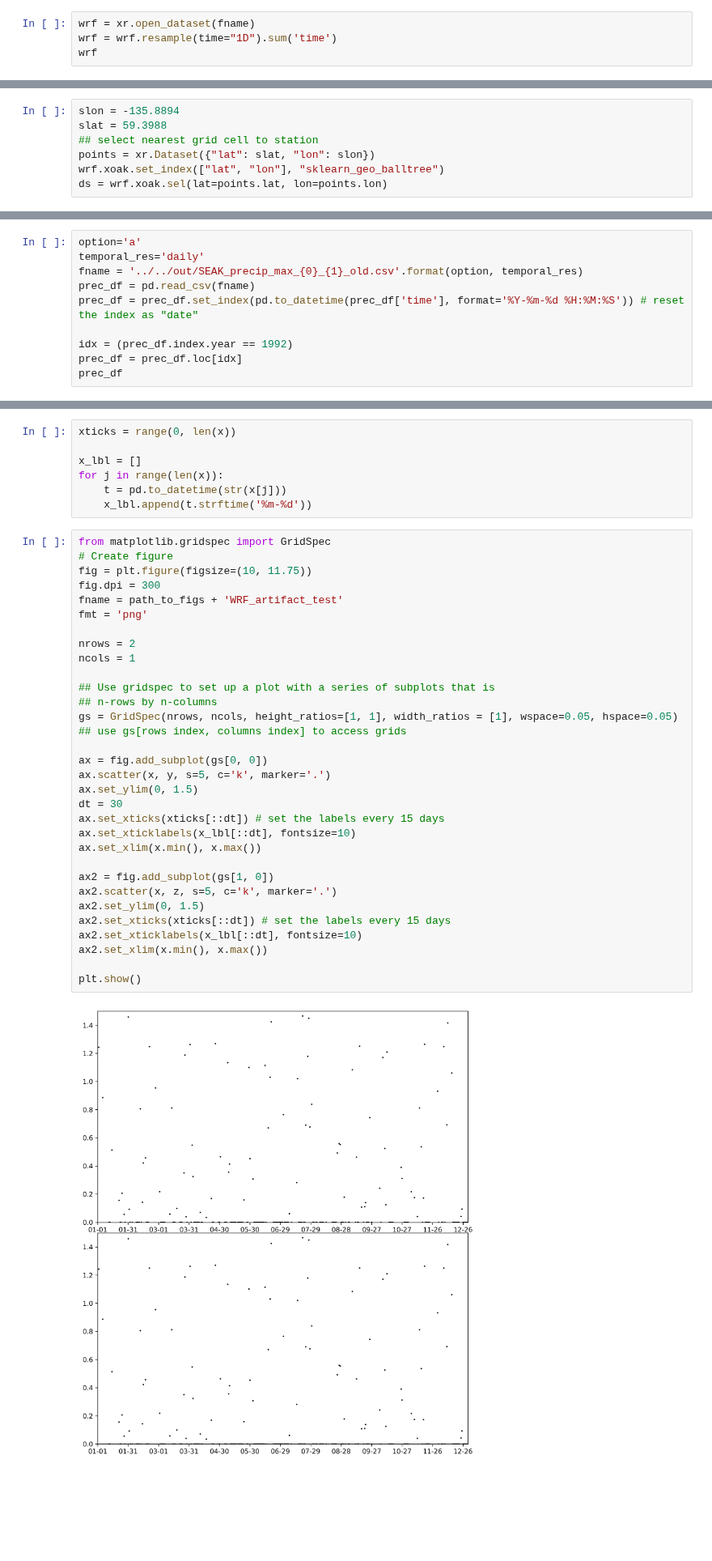
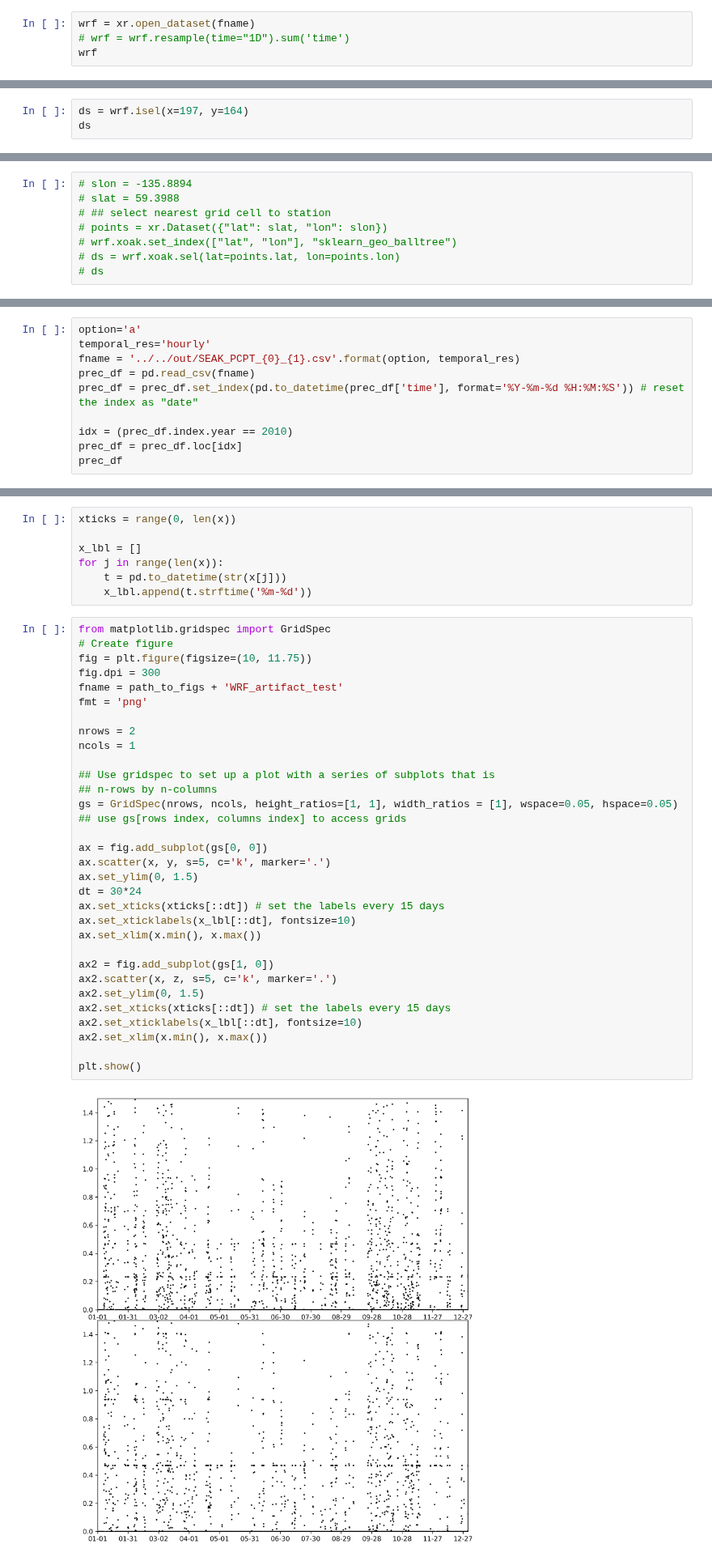
Before and after one commit to dlnash/SEAK_climatology, a Jupyter notebook: analysis/misc/SEAK-WRF-artifact_test.ipynb, the cells around one changed output, grey strips where cells are left out. Shown at 81% size. Cells and saved outputs as stored; diff of their text form; blank space fills up the shorter version.

```diff
--- a/analysis/misc/SEAK-WRF-artifact_test.ipynb
+++ b/analysis/misc/SEAK-WRF-artifact_test.ipynb
@@ -118,6 +118,6 @@ print(fname)
 # %%
 wrf = xr.open_dataset(fname)
-wrf = wrf.resample(time="1D").sum('time')
+# wrf = wrf.resample(time="1D").sum('time')
 wrf
 # %% [output]
 <xarray.Dataset>
@@ -137,0 +165,3 @@ Attributes:
+# %%
+ds = wrf.isel(x=197, y=164)
+ds
@@ -138,7 +183,8 @@ Attributes:
 # %%
-slon = -135.8894
-slat = 59.3988
-## select nearest grid cell to station
-points = xr.Dataset({"lat": slat, "lon": slon})
-wrf.xoak.set_index(["lat", "lon"], "sklearn_geo_balltree")
-ds = wrf.xoak.sel(lat=points.lat, lon=points.lon)
+# slon = -135.8894
+# slat = 59.3988
+# ## select nearest grid cell to station
+# points = xr.Dataset({"lat": slat, "lon": slon})
+# wrf.xoak.set_index(["lat", "lon"], "sklearn_geo_balltree")
+# ds = wrf.xoak.sel(lat=points.lat, lon=points.lon)
+# ds
@@ -147,11 +193,11 @@ z = ds.PCPT.to_dataframe().PCPT.values
 # %%
 option='a'
-temporal_res='daily'
-fname = '../../out/SEAK_precip_max_{0}_{1}_old.csv'.format(option, temporal_res)
+temporal_res='hourly'
+fname = '../../out/SEAK_PCPT_{0}_{1}.csv'.format(option, temporal_res)
 prec_df = pd.read_csv(fname)
 prec_df = prec_df.set_index(pd.to_datetime(prec_df['time'], format='%Y-%m-%d %H:%M:%S')) # reset the index as "date"
 
-idx = (prec_df.index.year == 1992)
+idx = (prec_df.index.year == 2010)
 prec_df = prec_df.loc[idx]
 prec_df
 # %% [output]
@@ -184,32 +230,32 @@ from matplotlib.gridspec import GridSpec
 # Create figure
 fig = plt.figure(figsize=(10, 11.75))
 fig.dpi = 300
 fname = path_to_figs + 'WRF_artifact_test'
 fmt = 'png'
 
 nrows = 2
 ncols = 1
 
 ## Use gridspec to set up a plot with a series of subplots that is
 ## n-rows by n-columns
 gs = GridSpec(nrows, ncols, height_ratios=[1, 1], width_ratios = [1], wspace=0.05, hspace=0.05)
 ## use gs[rows index, columns index] to access grids
 
 ax = fig.add_subplot(gs[0, 0])
 ax.scatter(x, y, s=5, c='k', marker='.')
 ax.set_ylim(0, 1.5)
-dt = 30
+dt = 30*24
 ax.set_xticks(xticks[::dt]) # set the labels every 15 days
 ax.set_xticklabels(x_lbl[::dt], fontsize=10)
 ax.set_xlim(x.min(), x.max())
 
 ax2 = fig.add_subplot(gs[1, 0])
 ax2.scatter(x, z, s=5, c='k', marker='.')
 ax2.set_ylim(0, 1.5)
 ax2.set_xticks(xticks[::dt]) # set the labels every 15 days
 ax2.set_xticklabels(x_lbl[::dt], fontsize=10)
 ax2.set_xlim(x.min(), x.max())
 
 plt.show()
 # %% [output]
-[figure, old version]
+[figure, new version]
```
Also changed, not shown: parts of 8 cells of this notebook, 1 other file.
